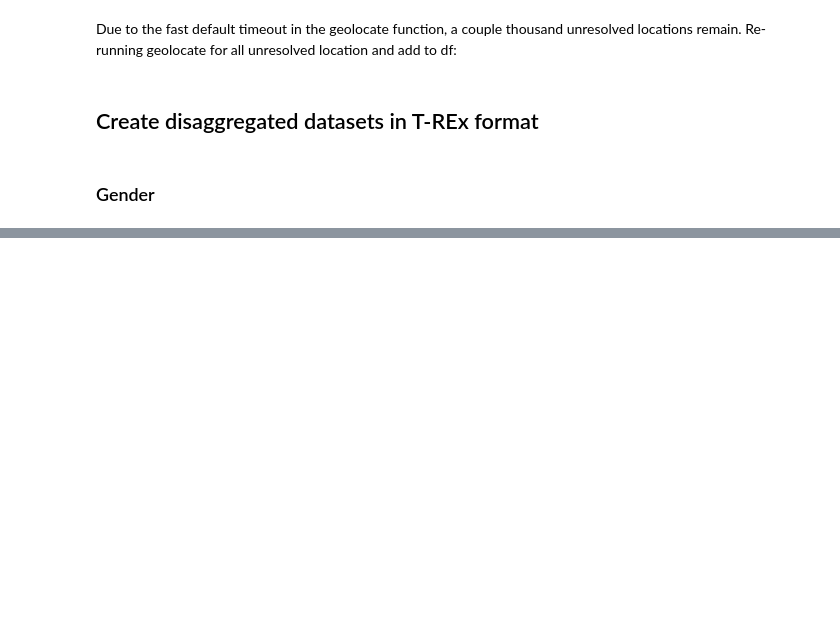
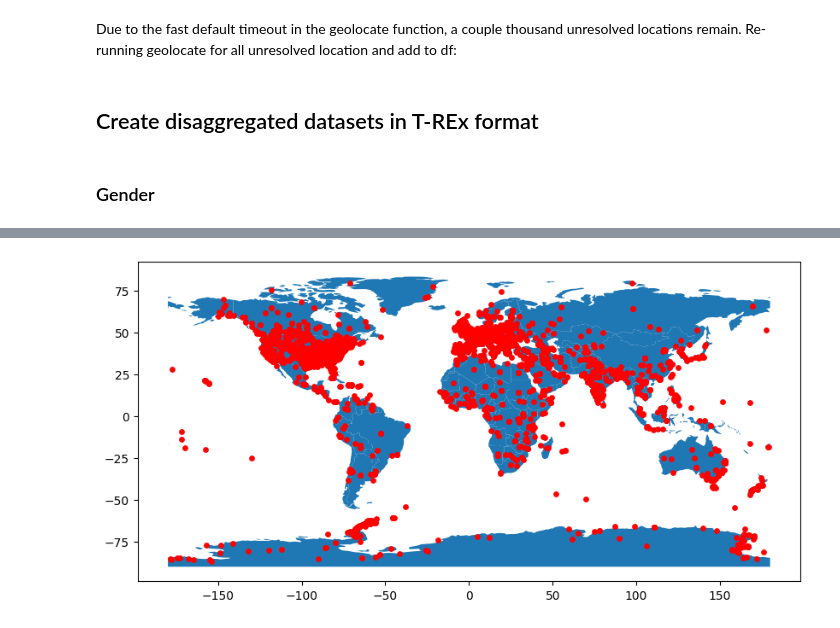
Before and after one commit to krangelie/trex-benchmark-bias-analysis, a Jupyter notebook: investigate_bias_in_lama.ipynb, the cells around one changed output, grey strips where cells are left out. Cells and saved outputs as stored; diff of their text form; code cells hidden in the pictures; blank space fills up the shorter version.

```diff
--- a/investigate_bias_in_lama.ipynb
+++ b/investigate_bias_in_lama.ipynb
@@ -388,0 +469,9 @@ for predicate in trex_persons_df.groupby("predicate_id"):
+# %%
+geometry = [Point(res(x)) for x in trex_locations_df['geolocation_sub'].dropna()]
+gdf = GeoDataFrame(trex_locations_df.loc[~trex_locations_df['geolocation_sub'].isna(), 'sub_label'], geometry=geometry)
+
+#this is a simple map that goes with geopandas
+world = gpd.read_file(gpd.datasets.get_path('naturalearth_lowres'))
+gdf.plot(ax=world.plot(figsize=(10, 6)), marker='o', color='red', markersize=15);
+# %% [output]
+[figure, added]
```
Also changed, not shown: parts of 13 cells of this notebook.
